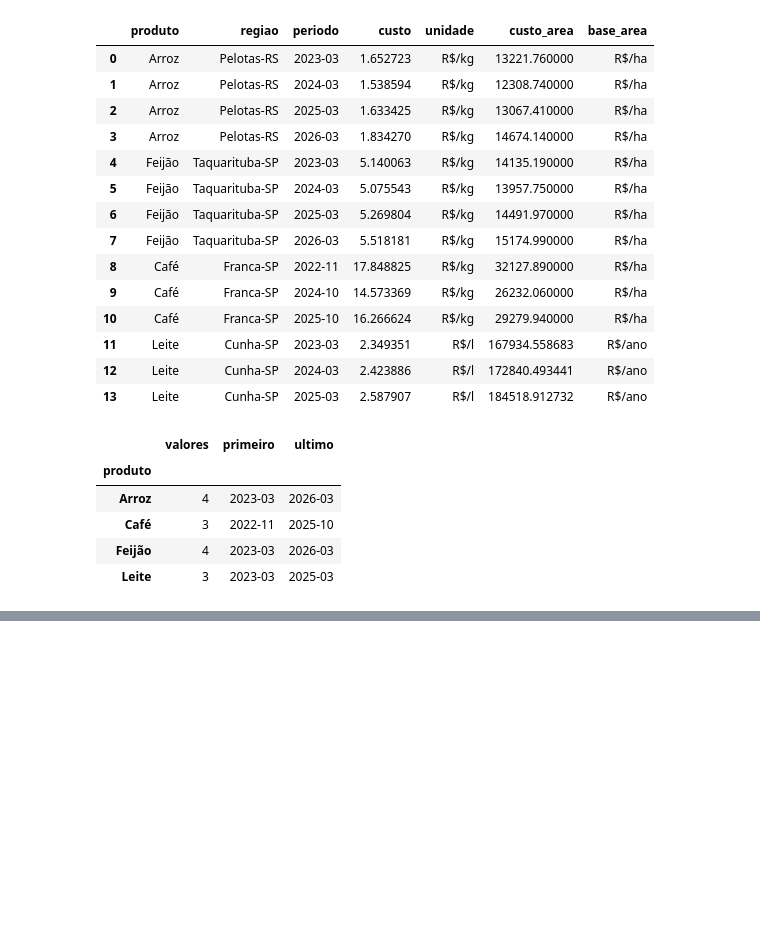
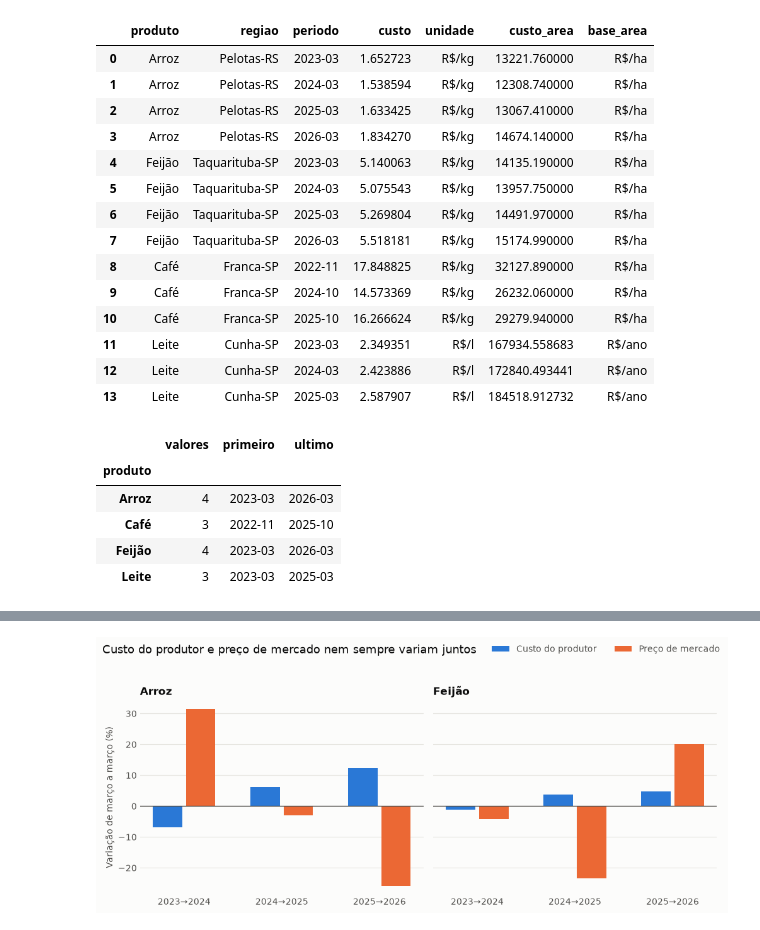
Before and after one commit to arturcontarelli/analise-cesta-basica-ml, a Jupyter notebook: notebooks/03_conab.ipynb, the cells around one changed output, grey strips where cells are left out. Cells and saved outputs as stored; diff of their text form; code cells hidden in the pictures; blank space fills up the shorter version.

Commit message:
Retira CONAB dos modelos finais da Q1 e documenta comparacao

```diff
--- a/notebooks/03_conab.ipynb
+++ b/notebooks/03_conab.ipynb
@@ -233,0 +249,8 @@ A decisão sobre usar esses valores nos modelos da Q1 será registrada em `docs/
+# %%
+geral = serie_geral(carregar_base_limpa())
+comparacao = comparar_modelos_com_sem_conab(geral, series)
+comparacao.to_csv(config.DIR_TABELAS / "03_conab_com_sem.csv", index=False, encoding="utf-8")
+
+ordem = ["baseline", "linear", "linear+CONAB", "knn", "knn+CONAB"]
+mae = comparacao.pivot_table(index=["produto", "defasagem"], columns="modelo", values="MAE")[ordem]
+mae.round(4)
@@ -233,0 +286,6 @@ A decisão sobre usar esses valores nos modelos da Q1 será registrada em `docs/
+# %%
+variacao = comparar_variacao_anual(geral, series)
+variacao.to_csv(config.DIR_TABELAS / "03_conab_variacao_anual.csv", index=False, encoding="utf-8")
+variacao[["produto", "periodo_inicial", "periodo_final", "var_custo_pct", "var_preco_pct", "mesma_direcao"]].round(
+    {"var_custo_pct": 1, "var_preco_pct": 1}
+)
@@ -233,0 +300,29 @@ A decisão sobre usar esses valores nos modelos da Q1 será registrada em `docs/
+# %%
+COR_CUSTO, COR_PRECO = "#2a78d6", "#eb6834"
+TEXTO, TEXTO_SECUNDARIO, GRADE = "#0b0b0b", "#52514e", "#e6e5e0"
+
+fig, eixos = plt.subplots(1, 2, figsize=(10, 4.4), sharey=True, facecolor="#fcfcfb")
+for eixo, produto in zip(eixos, config.PRODUTOS_CONAB_DESCRITIVA):
+    dados = variacao[variacao["produto"] == produto]
+    x = np.arange(len(dados))
+    eixo.set_facecolor("#fcfcfb")
+    eixo.bar(x - 0.17, dados["var_custo_pct"], width=0.3, color=COR_CUSTO, label="Custo do produtor")
+    eixo.bar(x + 0.17, dados["var_preco_pct"], width=0.3, color=COR_PRECO, label="Preço de mercado")
+    eixo.axhline(0, color=TEXTO_SECUNDARIO, linewidth=1)
+    eixo.grid(axis="y", color=GRADE, linewidth=0.8)
+    eixo.set_axisbelow(True)
+    eixo.set_xticks(x, [f"{i.year}→{f.year}" for i, f in zip(dados["periodo_inicial"], dados["periodo_final"])])
+    eixo.set_title(produto, loc="left", color=TEXTO, fontweight="bold")
+    eixo.tick_params(colors=TEXTO_SECUNDARIO, length=0)
+    for lado in ("top", "right", "left", "bottom"):
+        eixo.spines[lado].set_visible(False)
+
+eixos[0].set_ylabel("Variação de março a março (%)", color=TEXTO_SECUNDARIO)
+alcas, rotulos = eixos[0].get_legend_handles_labels()
+fig.legend(alcas, rotulos, loc="upper right", ncol=2, frameon=False, labelcolor=TEXTO_SECUNDARIO)
+fig.suptitle("Custo do produtor e preço de mercado nem sempre variam juntos", x=0.01, ha="left", color=TEXTO, fontsize=13)
+fig.tight_layout(rect=(0, 0, 1, 0.94))
+fig.savefig(config.DIR_FIGURAS / "03_custo_preco_anual.png", dpi=160, facecolor=fig.get_facecolor())
+plt.show()
+# %% [output]
+[figure, added]
```
Also changed, not shown: parts of 9 cells of this notebook, 11 other files.
